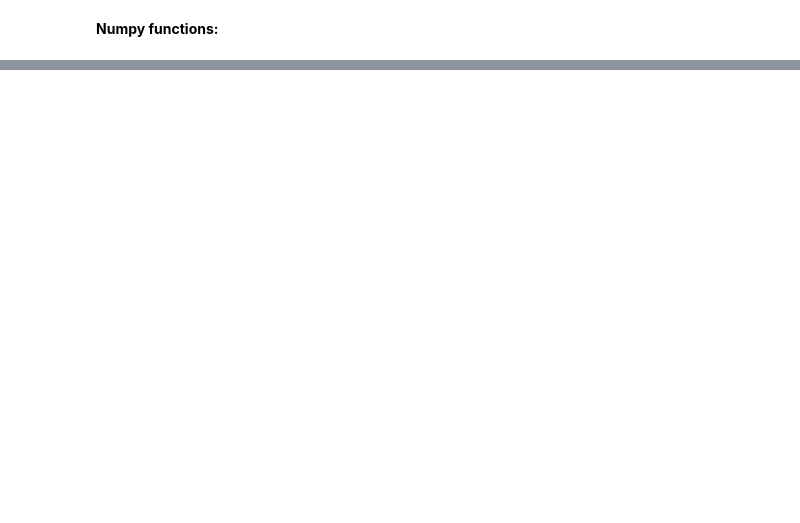
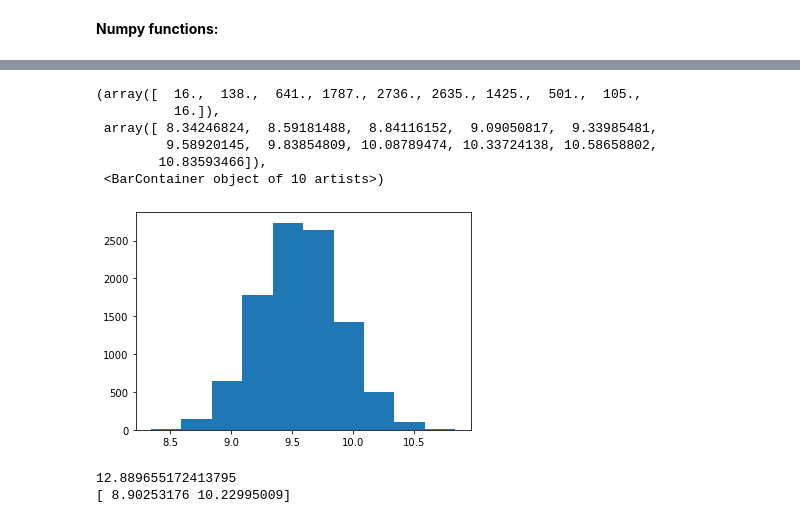
Before and after one commit to d3sp3r4t3Student/Statistical-Data-Analyses, a Jupyter notebook: demo_practical4.ipynb, the cells around one changed output, grey strips where cells are left out. Cells and saved outputs as stored; diff of their text form; code cells hidden in the pictures; blank space fills up the shorter version.

```diff
--- a/demo_practical4.ipynb
+++ b/demo_practical4.ipynb
@@ -39,0 +48,3 @@ print("mean_along_0th_axis.shape", mean_along_0th_axis.shape)
+# %%
+cats_and_dogs = t_daily.where(t_daily.precip>20, drop = True)
+cats_and_dogs
@@ -39,0 +61,20 @@ print("mean_along_0th_axis.shape", mean_along_0th_axis.shape)
+# %%
+random = np.zeros(10000)
+for i in range(len(random)):
+    random[i] = np.random.choice(t_daily.t_mean, size=len(cats_and_dogs.precip)).mean()
+# %%
+plt.hist(random)
+# %% [output]
+(array([  16.,  138.,  641., 1787., 2736., 2635., 1425.,  501.,  105.,
+          16.]),
+ array([ 8.34246824,  8.59181488,  8.84116152,  9.09050817,  9.33985481,
+         9.58920145,  9.83854809, 10.08789474, 10.33724138, 10.58658802,
+        10.83593466]),
+ <BarContainer object of 10 artists>)
+[figure, added]
+# %%
+print(cats_and_dogs.t_mean.mean().values)
+print(np.quantile(random, (0.025, 0.975)))
+# %% [output]
+12.889655172413795
+[ 8.90253176 10.22995009]
```
Also changed, not shown: parts of 9 cells of this notebook, 3 other files.
